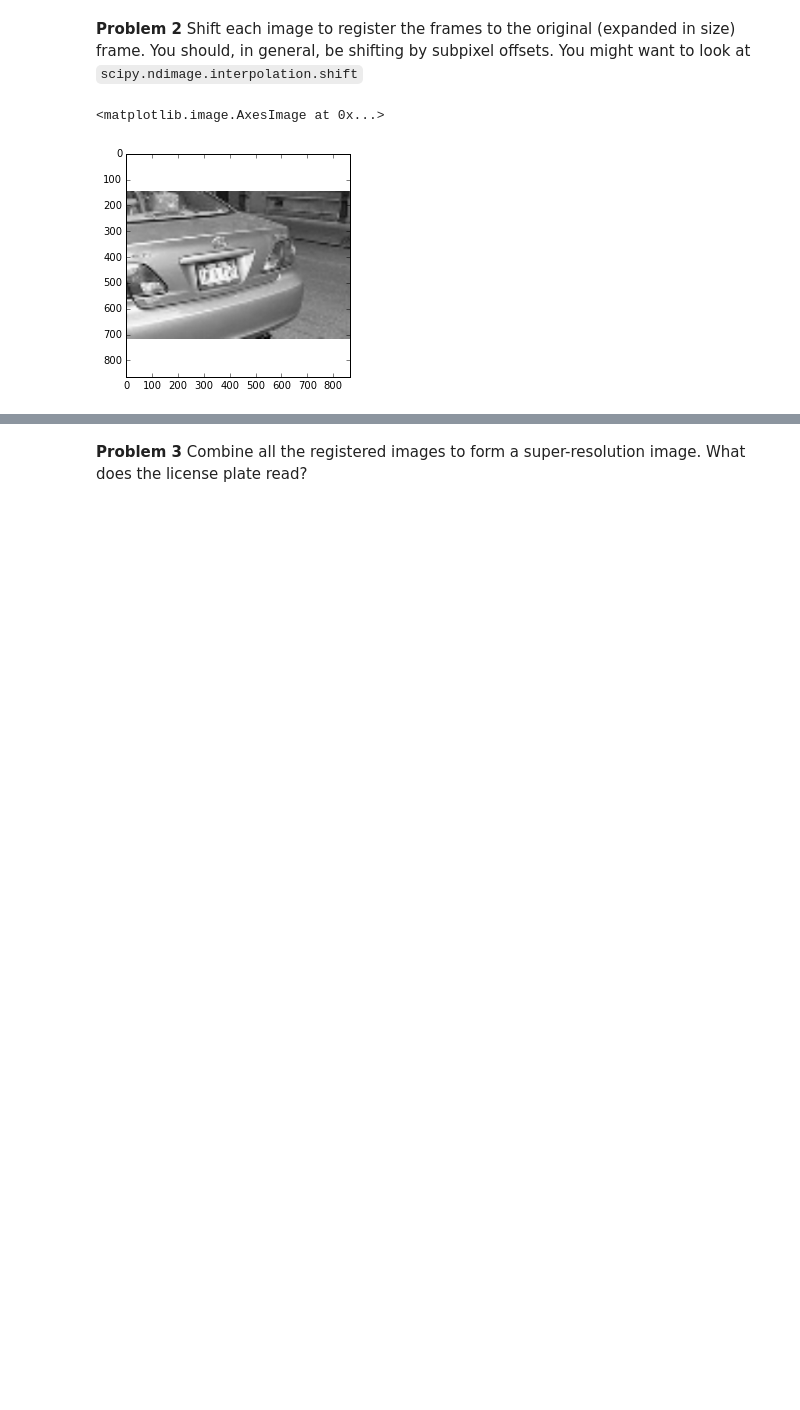
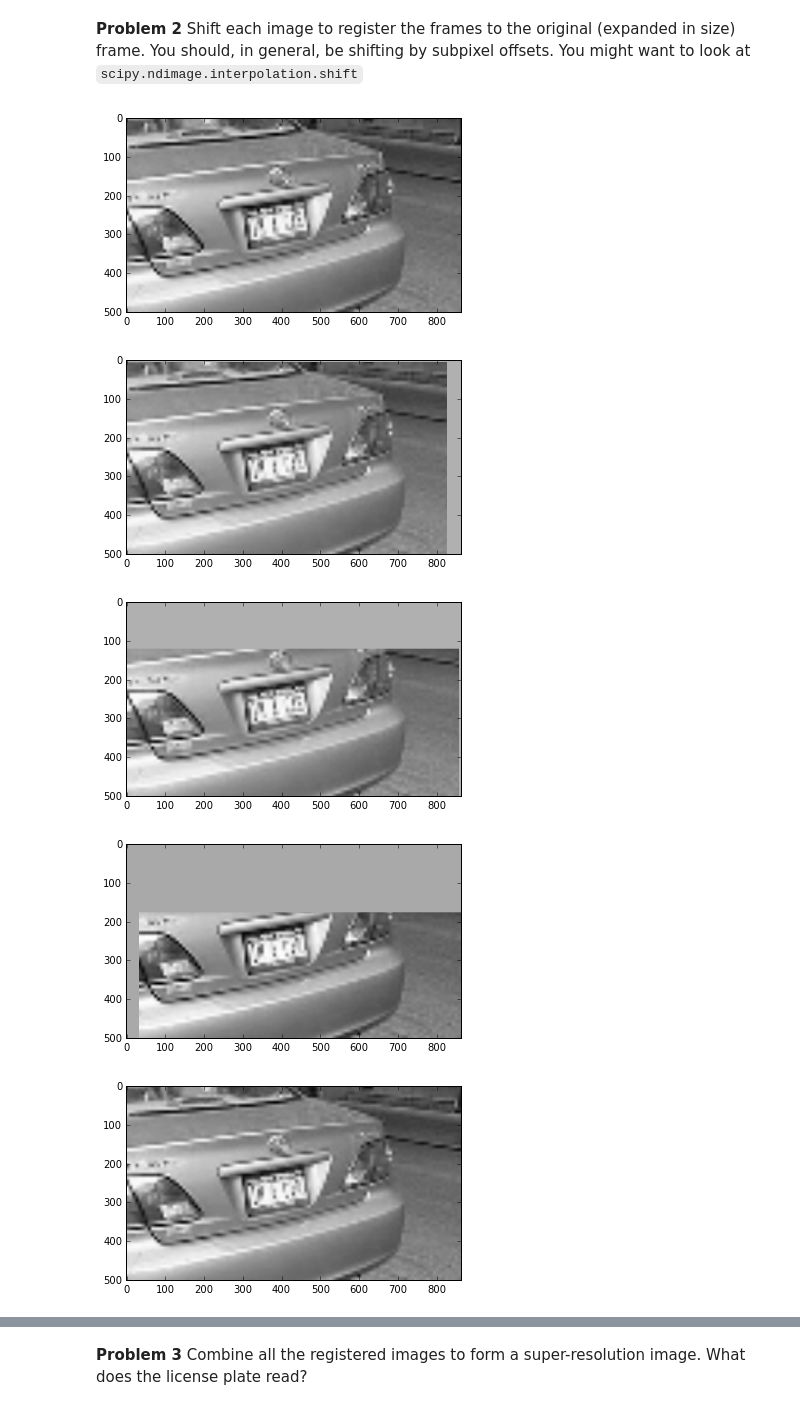
Before and after one commit to irinaene/py-ay250-hw, a Jupyter notebook: hw_1/hw_1_assignment.ipynb, the cells around one changed output, grey strips where cells are left out. Cells and saved outputs as stored; diff of their text form; code cells hidden in the pictures; blank space fills up the shorter version.

```diff
--- a/hw_1/hw_1_assignment.ipynb
+++ b/hw_1/hw_1_assignment.ipynb
@@ -150,0 +129,4 @@ plt.imshow(cor_list[5]) # can see shift is somewhere between 400 and 500
+# %%
+for i in range(10):
+    plt.imshow(cor_list[i],cmap=plt.get_cmap('gray'))
+    plt.show()
@@ -150,0 +144,10 @@ plt.imshow(cor_list[5]) # can see shift is somewhere between 400 and 500
+# %%
+#x = np.arange(3*lx)
+for i in range(100):
+    #x_max = np.unravel_index(np.argmax(cor_list[i]),cor_list[i].shape) # indeces in small pixel space
+    #offset_x = x[x_max] # o]ffsets in x
+    #offset_y = x[y_max] # offsets in y
+    #print((offset_x, offset_y))
+    max_inds = np.argwhere(cor_list[i] == np.max(cor_list[i]))
+    x_max, y_max = max_inds[0][0], max_inds[0][1]
+    print(x_max, y_max)
@@ -151,11 +172,12 @@ plt.imshow(cor_list[5]) # can see shift is somewhere between 400 and 500
 # %%
 # finer subsampling
 offsets = []
-x = np.arange(400,500,0.01)
-for i in range(9):
-    spline = interpolate.RectBivariateSpline(np.arange(3*lx), np.arange(3*ly), cor_list[i])
-    new_corr = spline(x,x)
-    x_max, y_max = np.unravel_index(np.argmax(new_corr),new_corr.shape) # indeces in small pixel space
-    offset_x = x[x_max]-432 # offsets in x
-    offset_y = x[y_max]-432 # offsets in y
+#x = np.arange(400,500,0.01)
+for i in range(100):
+    #spline = interpolate.RectBivariateSpline(np.arange(3*lx), np.arange(3*ly), cor_list[i])
+    #new_corr = spline(x,x)
+    x_max, y_max = np.unravel_index(np.argmax(cor_list[i]),cor_list[i].shape) # indeces in small pixel space
+    offset_x = (x_max-250) # offsets in x
+    offset_y = (y_max-432) # offsets in y
     offsets.append((offset_x, offset_y))
+print(offsets)
@@ -179,12 +191,21 @@ plt.imshow(img_list[0],cmap=plt.get_cmap('gray'))
 # %% [markdown]
 **Problem 2** Shift each image to register the frames to the original (expanded in size) frame. You should, in general, be shifting by subpixel offsets. You might want to look at `scipy.ndimage.interpolation.shift`
 # %%
-new_img_list = [img_list[0]]
-for i in range(9):
-    new_img = ndimage.interpolation.shift(img_list[i+1],offsets[i])
+### highest pixel
+### weighted average offset
+### fit of Gaussian
+
+new_img_list = []
+for i in range(100):
+    new_img = ndimage.interpolation.shift(img_list[i],offsets[i])
     new_img_list.append(new_img)
 # %%
-plt.imshow(new_img_list[5], cmap=plt.get_cmap('gray'))
+for i in range(10):
+    plt.imshow(new_img_list[i], cmap=plt.get_cmap('gray'))
+    plt.show()
 # %% [output]
-<matplotlib.image.AxesImage at 0x...>
-[figure, old version]
+[figure, new version]
+[figure, added]
+[figure, added]
+[figure, added]
+[figure, added]
```
Also changed, not shown: parts of 19 cells of this notebook.
